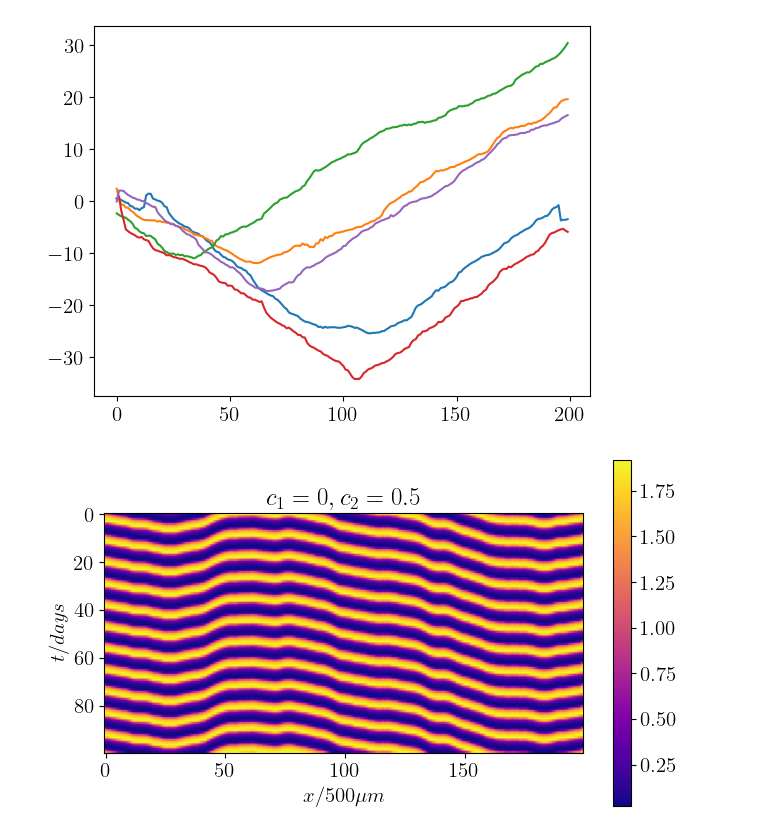
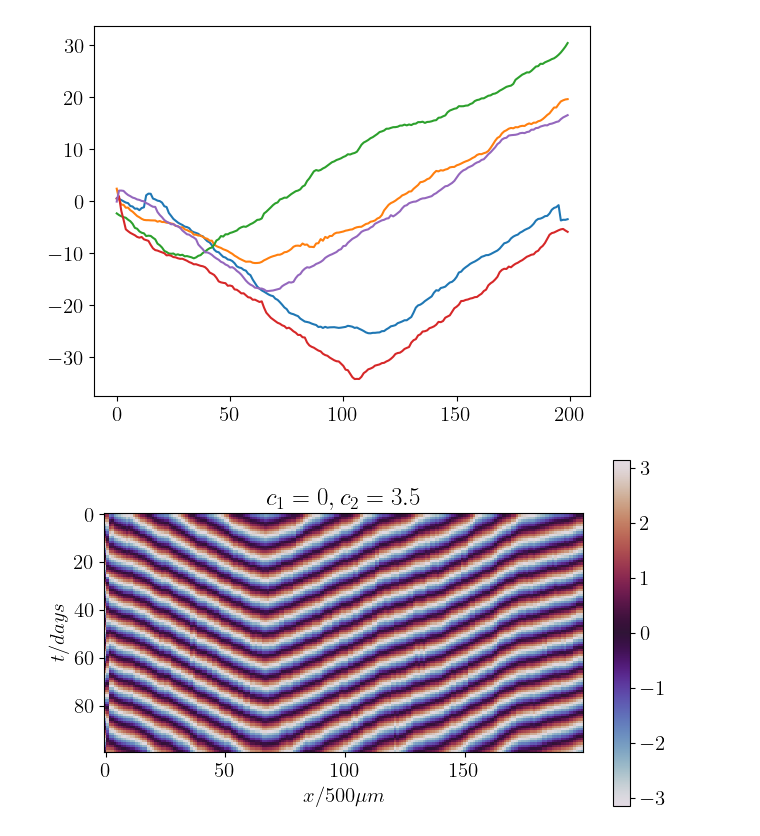
Before and after one commit to Irene-Li/kuramoto, a Jupyter notebook: RA_model_1D.ipynb, the cells around one changed output. Cells and saved outputs as stored; diff of their text form; code cells hidden in the pictures.

Commit message:
update graphs

```diff
--- a/RA_model_1D.ipynb
+++ b/RA_model_1D.ipynb
@@ -9,23 +9,15 @@ from utils import *
 phase_transform = lambda x: np.squeeze(np.angle(signal.cwt(x, signal.morlet2, [9])))
 # %%
 kappa = 1
-n = 6
 tau = 8.6*2
-epsilon = tau*0.24
 mu = 1
 nu = 1
+epsilon_sigma = 0.
 
-tau_sigma = 0.1
-epsilon_sigma = 0.
-c1 = 0
-c2 = 1
-
-sigma = 0.1
-
-T = 5e2
-dt = 5e-2
+T = 1e5
+dt = 0.1
 n_batches = int(T)
-L = 100
+L = 200
 
 noise_amp = 0 # noise in the initial conditions (doesn't really matter)
 seeds = [0, 10, 50, 100, 150] # seed numbers for random number generator
@@ -45,21 +37,25 @@ for ratio in ratios:
                 for sigma in sigmas:
                     for n in ns:
                         epsilon = tau*ratio
+                        phases = []
                         fig, axes = plt.subplots(1, len(seeds), sharex=True, sharey=True, figsize=(20, 4))
                         for (i, seed) in enumerate(seeds):
                             m = sto_asym_density_field_1D(mu, nu, kappa, n, tau, epsilon, tau_sigma, epsilon_sigma, c1, c2, sigma)
                             m.initialise(L, T, dt, n_batches, 0, noise_amp, seed)
                             m.evolve()
 
-                            phases = np.array(list(map(phase_transform, m.psi[-100:].T))).T
-                            axes[i].imshow(phases, cmap='twilight', interpolation='None', vmin=-np.pi, vmax=np.pi)
+                            phase = np.array(list(map(phase_transform, m.psi[-100:].T))).T
+                            axes[i].imshow(phase, cmap='twilight', interpolation='None', vmin=-np.pi, vmax=np.pi)
+                            phases.append(phase)
 
+                        np.save('Sims/RA_scan/phases_{:.2}_c1_{:.2}_c2_{:.2}_sigma_{:.2}_ts_{:.2}_es_{:.2}_n_{}'.format(ratio, c1, c2, sigma, tau_sigma, epsilon_sigma, n), phases)
                         plt.savefig('Sims/RA_scan/ratio_{:.2}_c1_{:.2}_c2_{:.2}_sigma_{:.2}_ts_{:.2}_es_{:.2}_n_{}.png'.format(ratio, c1, c2, sigma, tau_sigma, epsilon_sigma, n))
                         plt.close()
 # %%
 ratio = 0.25
 n = 8
 
+tau = 8.6*2
 epsilon = tau*ratio
 
 tau_sigma = 0.01
@@ -100,15 +96,17 @@ plt.show()
 # %%
 plt.figure(figsize=(7, 4))
 plt.rc('font', size=15)
 plt.rc('text', usetex=True)
 
-plt.imshow(m.psi[-100:], cmap='plasma', interpolation=None)
+phase = np.array(list(map(phase_transform, m.psi[-100:].T))).T
+
+plt.imshow(phase, cmap='twilight', interpolation='None')
 plt.colorbar()
 plt.title(r'$c_1={}, c_2={}$'.format(c1, c2))
 plt.xlabel(r'$x/500\mu m$')
 plt.ylabel(r'$t/days$')
 plt.tight_layout()
-plt.savefig('Figures/1d_model.png', dpi=300)
+plt.savefig('Figures/1d_model.png', dpi=400)
 plt.show()
 # %% [output]
-[figure, old version]
+[figure, new version]
```
Also changed, not shown: 1 other file.
